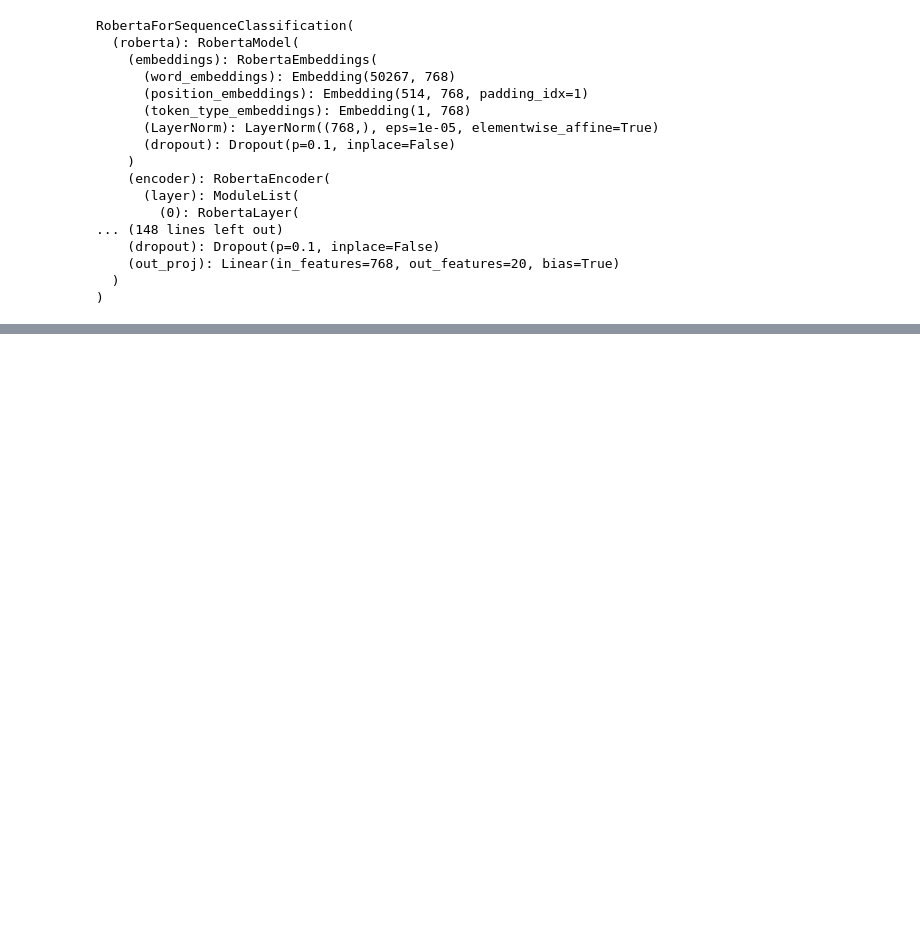
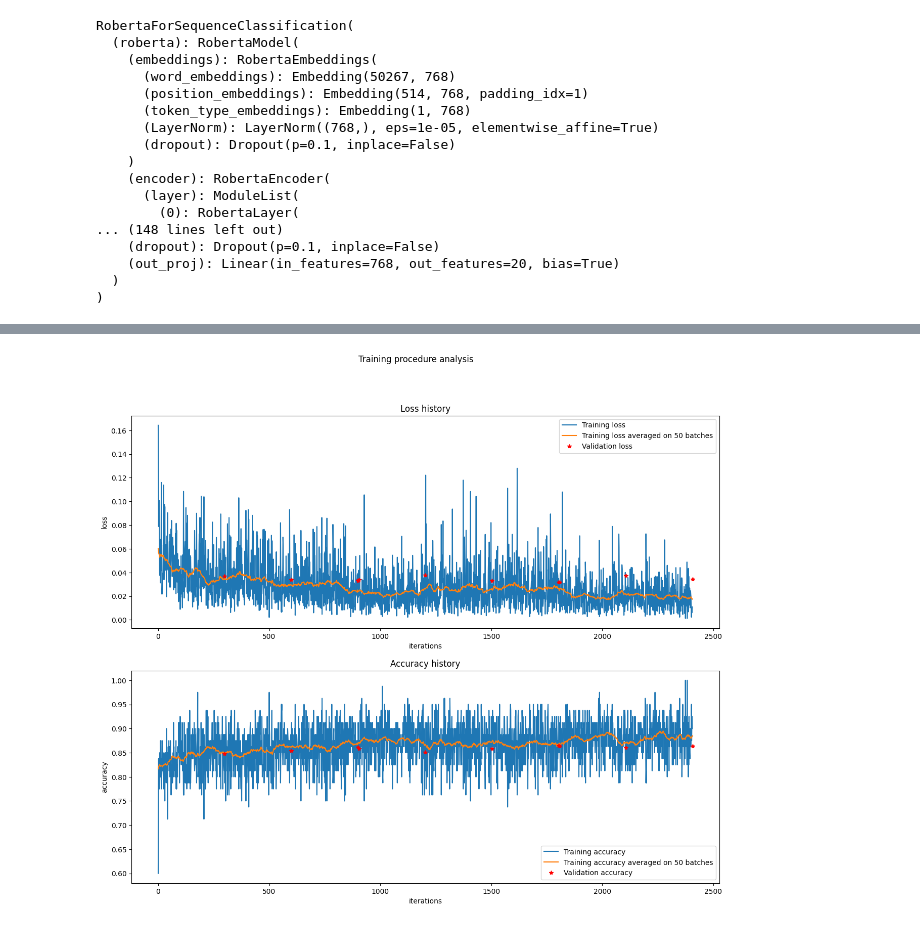
Before and after one commit to RiccardoSpolaor/NLP-project, a Jupyter notebook: src/main.ipynb, the cells around one changed output, grey strips where cells are left out. Drawn from its saved outputs; the diff is of its cells as text; code cells hidden in the pictures; blank space fills up the shorter version.

Commit message:
Update main.ipynb
- Plot loss, and accuracy history
- Save checkpoints
- Bug fix

```diff
--- a/src/main.ipynb
+++ b/src/main.ipynb
@@ -668,0 +703,8 @@ validate: 10s 21ms/step, validation loss: 0.034, validation accuracy: 85.4 %
+# %%
+checkpoint = torch.load('checkpoints/checkpoints.pth')
+
+# Get loss history and validation loss history
+train_loss_history = checkpoint['train_loss_history']
+validation_loss_history = checkpoint['val_loss_history']
+train_accuracy_history = checkpoint['train_accuracy_history']
+validation_accuracy_history = checkpoint['val_accuracy_history']
@@ -669,3 +797,7 @@ validate: 10s 21ms/step, validation loss: 0.034, validation accuracy: 85.4 %
+# %%
+plot_training_history('checkpoints/checkpoints.pth')
+# %% [output]
+[figure, added]
 # %%
 # Defining the training function on the 80% of the dataset for tuning the distilbert model
 
```
Also changed, not shown: parts of 10 cells of this notebook.
